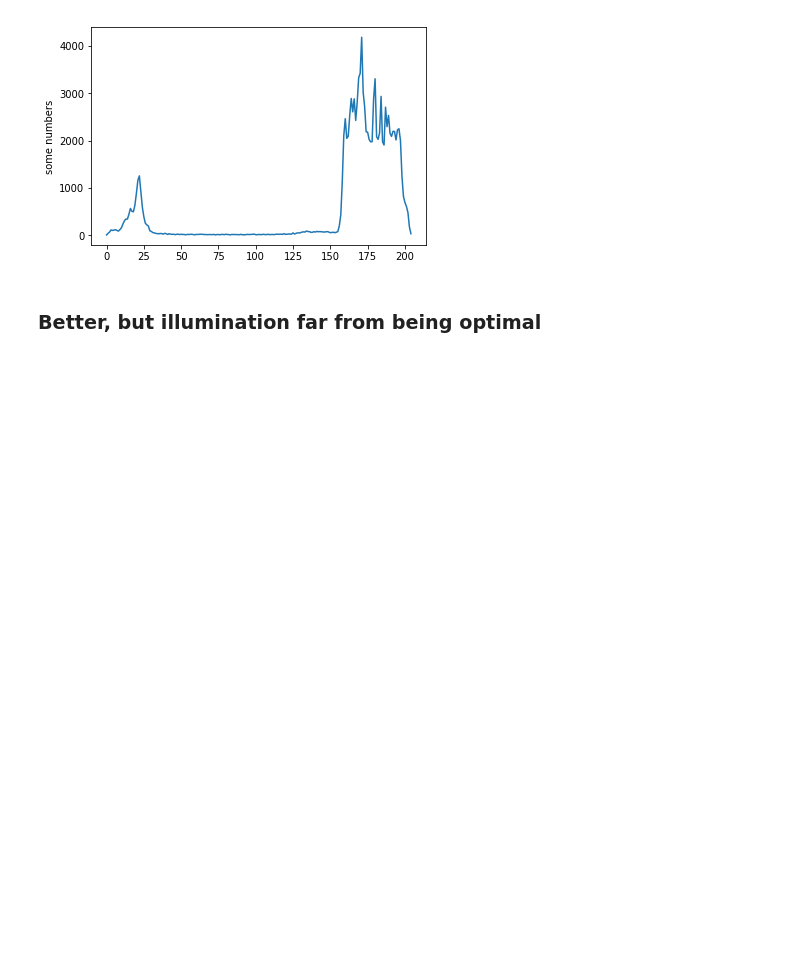
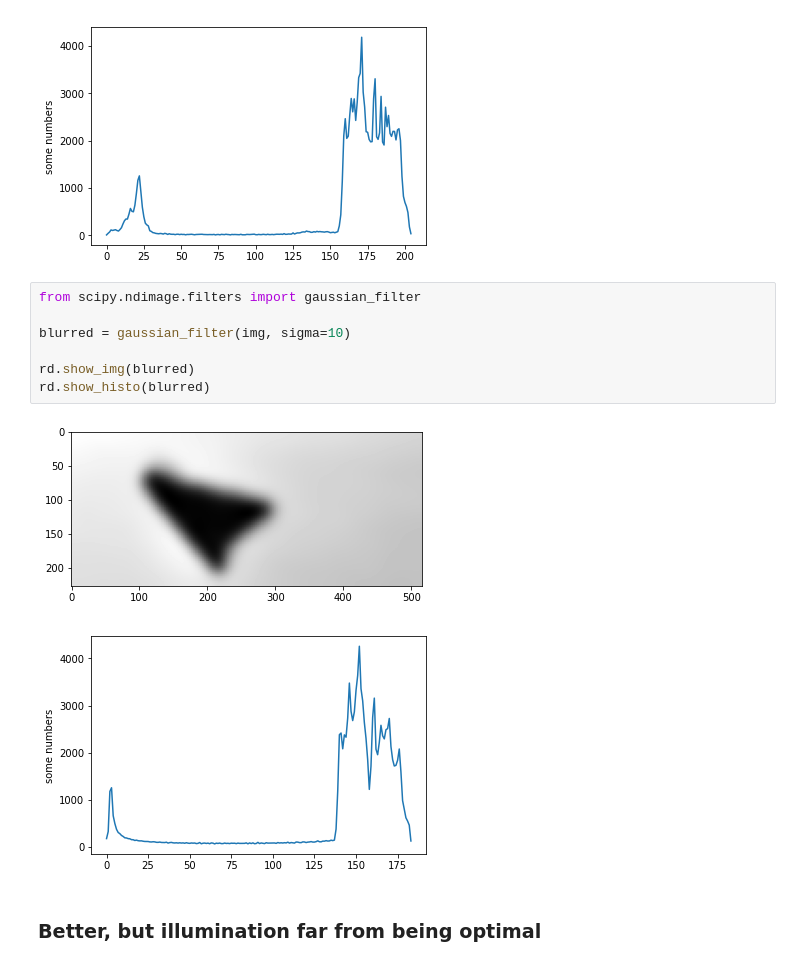
Before and after one commit to frankzl/machine-vision-algorithms, a Jupyter notebook: 03-Segmentation-Feature-Extraction.ipynb, the cells around one changed output. Drawn from its saved outputs; the diff is of its cells as text; blank space fills up the shorter version.

```diff
--- a/03-Segmentation-Feature-Extraction.ipynb
+++ b/03-Segmentation-Feature-Extraction.ipynb
@@ -83,6 +83,16 @@ original picture
 smoothen histogram
 [figure]
 [figure]
+# %%
+from scipy.ndimage.filters import gaussian_filter
+
+blurred = gaussian_filter(img, sigma=10)
+
+rd.show_img(blurred)
+rd.show_histo(blurred)
+# %% [output]
+[figure, added]
+[figure, added]
 # %% [markdown]
 ### Better, but illumination far from being optimal
 # %% [markdown]
```
Also changed, not shown: parts of 6 cells of this notebook, 1 other file.
